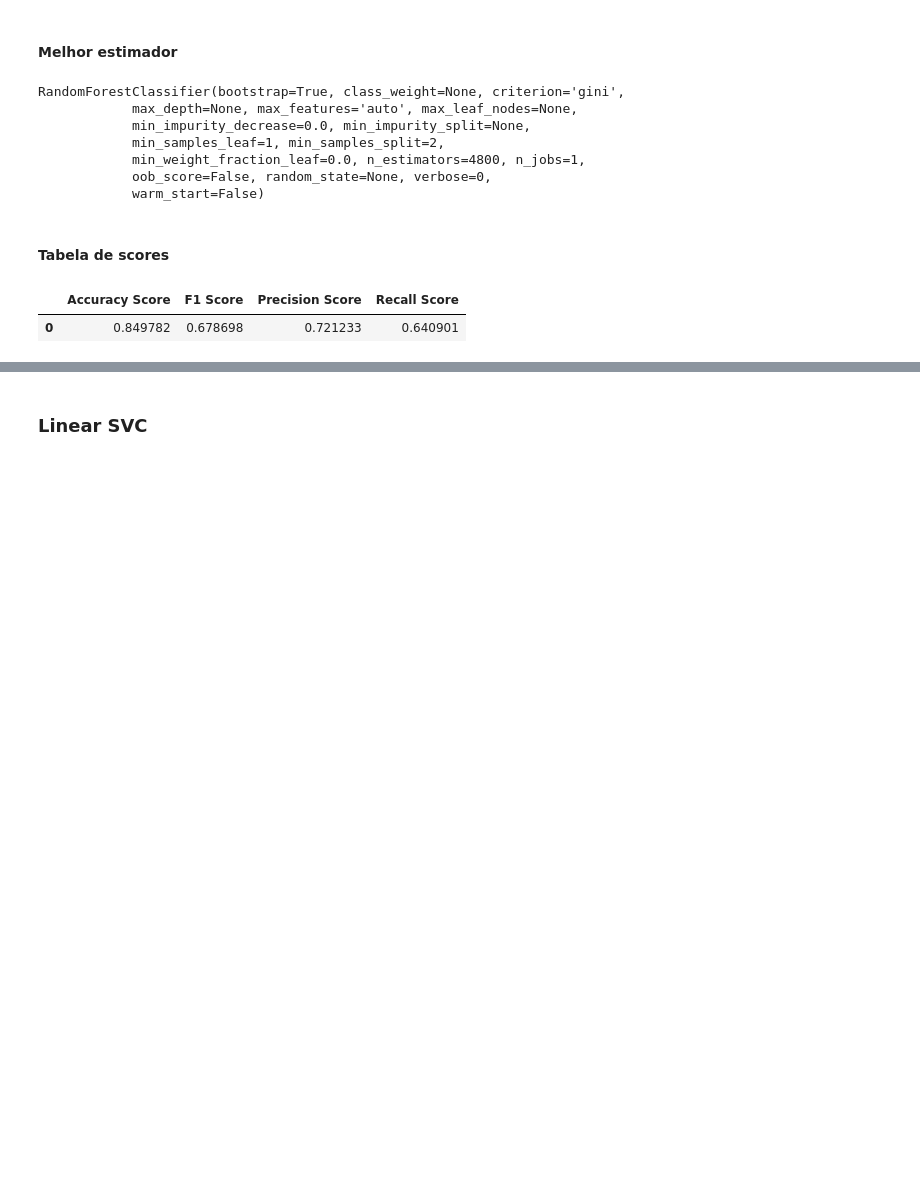
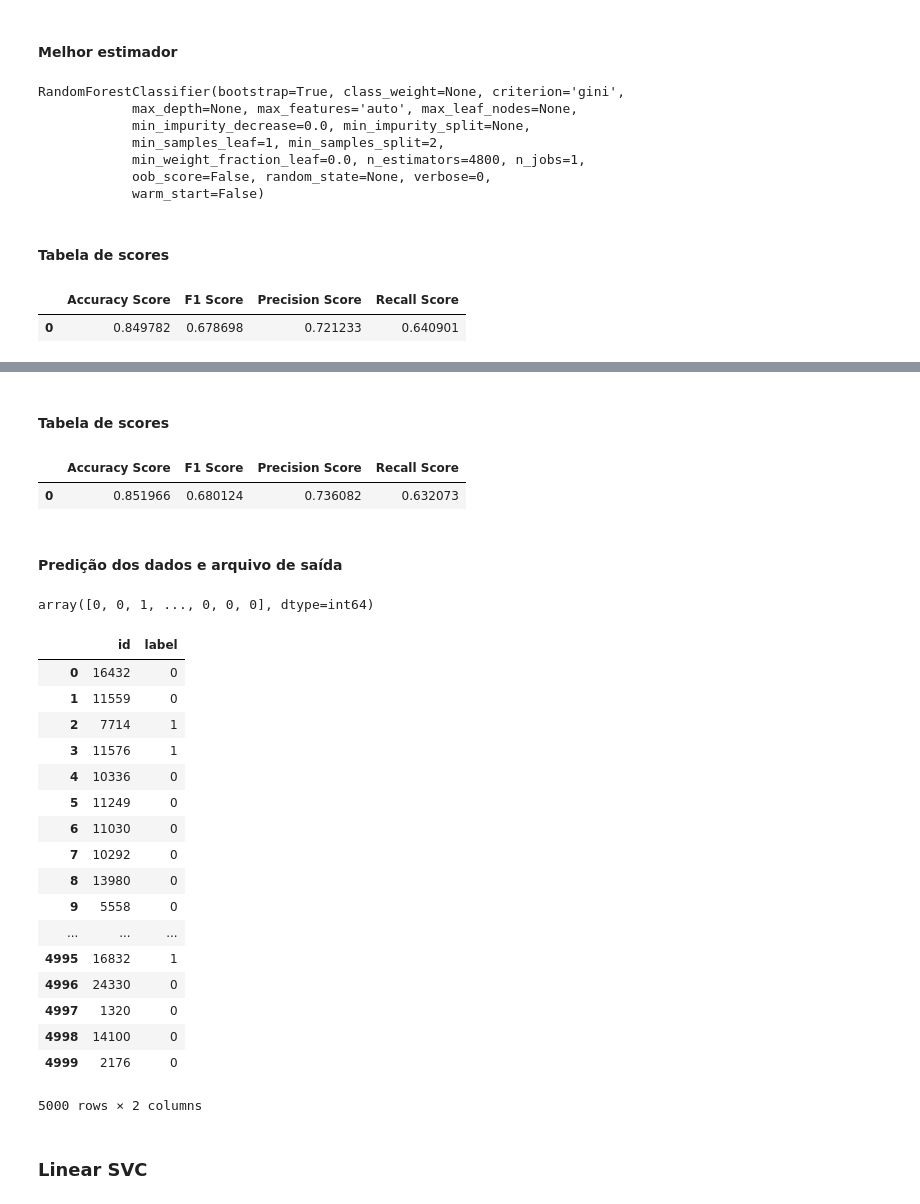
Before and after one commit to gaabrielfranco/data-mining-w2, a Jupyter notebook: tp2_gabriel.ipynb, the cells around one changed output, grey strips where cells are left out. Saved outputs shown, nothing was run; the diff lists cells and outputs as text; code cells hidden in the pictures; blank space fills up the shorter version.

Commit message:
random forest topzera

```diff
--- a/tp2_gabriel.ipynb
+++ b/tp2_gabriel.ipynb
@@ -245,3 +268,43 @@ plot_confusion_matrix(confusion_matrix(y_test, rfc_2.predict(X_test)), title="Ra
+# %% [markdown]
+#### Tabela de scores
+# %%
+df_scores_rfc_2 = create_scores_df(rfc_2)
+df_scores_rfc_2
+# %% [output]
+|  | Accuracy Score | F1 Score | Precision Score | Recall Score |
+| 0 | 0.851966 | 0.680124 | 0.736082 | 0.632073 |
+# %% [markdown]
+#### Predição dos dados e arquivo de saída
+# %%
+predicted_X = rfc_2.predict(testX.drop(columns=["id"]))
+predicted_X
+# %% [output]
+array([0, 0, 1, ..., 0, 0, 0], dtype=int64)
+# %%
+testX_values = testX["id"].values
+df_predicted = pd.DataFrame(predicted_X, columns=["label"])
+df_predicted.insert(0, "id", [int(i) for i in testX_values])
+df_predicted.to_csv("data/prediction_random_forest.csv", index=False)
+df_predicted
+# %% [output]
+|  | id | label |
+| 0 | 16432 | 0 |
+| 1 | 11559 | 0 |
+| 2 | 7714 | 1 |
+| 3 | 11576 | 1 |
+| 4 | 10336 | 0 |
+| 5 | 11249 | 0 |
+| 6 | 11030 | 0 |
+| 7 | 10292 | 0 |
+| 8 | 13980 | 0 |
+| 9 | 5558 | 0 |
+| ... | ... | ... |
+| 4995 | 16832 | 1 |
+| 4996 | 24330 | 0 |
+| 4997 | 1320 | 0 |
+| 4998 | 14100 | 0 |
+| 4999 | 2176 | 0 |
+5000 rows × 2 columns
 # %% [markdown]
 ### Linear SVC
 # %%
```
Also changed, not shown: parts of 11 cells of this notebook, 1 other file.
